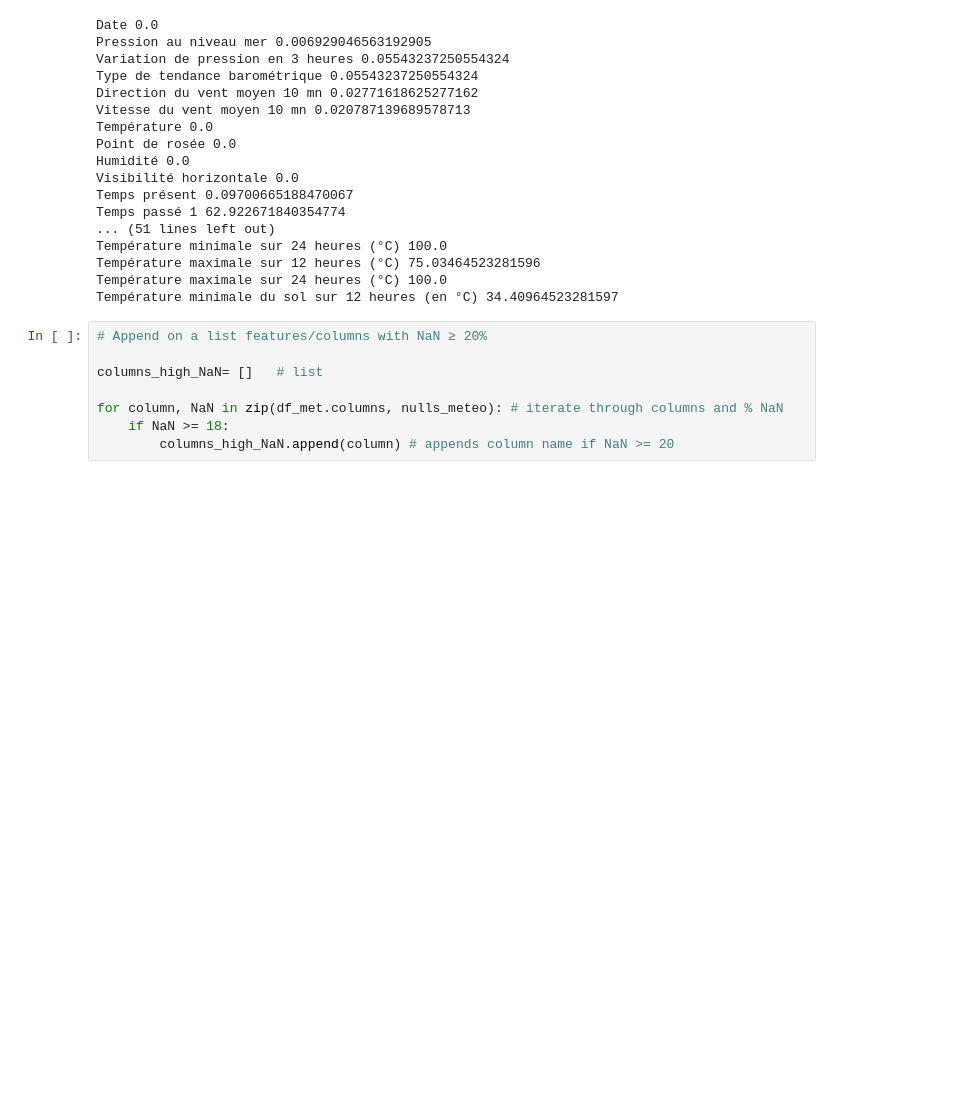
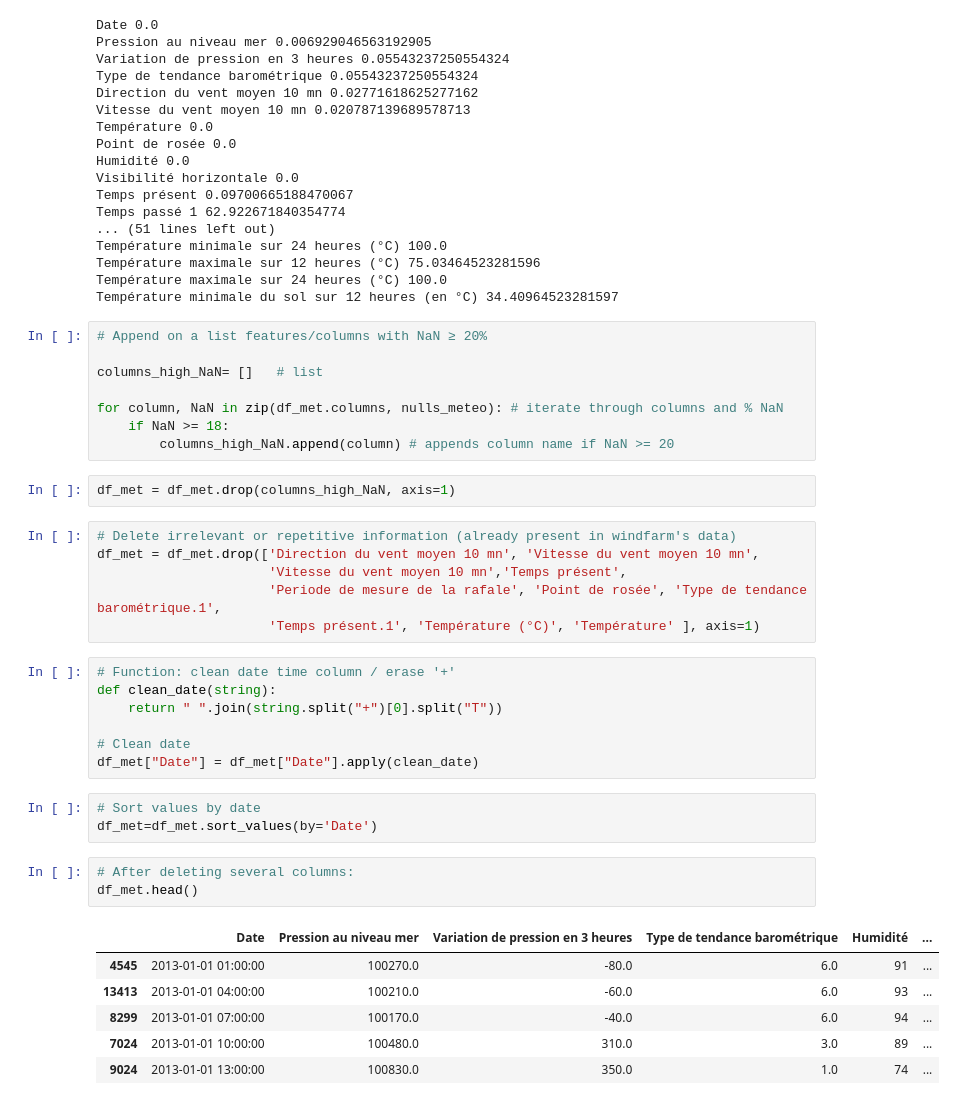
Before and after one commit to SchaubClerigue/A-3-hour-Power-Prediction-from-Monitored-Wind-Turbines, a Jupyter notebook: Untitled.ipynb, the cells around one changed output. Drawn from its saved outputs; the diff is of its cells as text; blank space fills up the shorter version.

```diff
--- a/Untitled.ipynb
+++ b/Untitled.ipynb
@@ -261,3 +261,31 @@ columns_high_NaN= []   # list
 for column, NaN in zip(df_met.columns, nulls_meteo): # iterate through columns and % NaN
     if NaN >= 18:
         columns_high_NaN.append(column) # appends column name if NaN >= 20
+# %%
+df_met = df_met.drop(columns_high_NaN, axis=1)
+# %%
+# Delete irrelevant or repetitive information (already present in windfarm's data)
+df_met = df_met.drop(['Direction du vent moyen 10 mn', 'Vitesse du vent moyen 10 mn',
+                      'Vitesse du vent moyen 10 mn','Temps présent',
+                      'Periode de mesure de la rafale', 'Point de rosée', 'Type de tendance barométrique.1',
+                      'Temps présent.1', 'Température (°C)', 'Température' ], axis=1)
+# %%
+# Function: clean date time column / erase '+'
+def clean_date(string):
+    return " ".join(string.split("+")[0].split("T"))
+
+# Clean date
+df_met["Date"] = df_met["Date"].apply(clean_date)
+# %%
+# Sort values by date
+df_met=df_met.sort_values(by='Date')
+# %%
+# After deleting several columns:
+df_met.head()
+# %% [output]
+|  | Date | Pression au niveau mer | Variation de pression en 3 heures | Type de tendance barométrique | Humidité | ... |
+| 4545 | 2013-01-01 01:00:00 | 100270.0 | -80.0 | 6.0 | 91 | ... |
+| 13413 | 2013-01-01 04:00:00 | 100210.0 | -60.0 | 6.0 | 93 | ... |
+| 8299 | 2013-01-01 07:00:00 | 100170.0 | -40.0 | 6.0 | 94 | ... |
+| 7024 | 2013-01-01 10:00:00 | 100480.0 | 310.0 | 3.0 | 89 | ... |
+| 9024 | 2013-01-01 13:00:00 | 100830.0 | 350.0 | 1.0 | 74 | ... |
```
Also changed, not shown: parts of 32 cells of this notebook.
